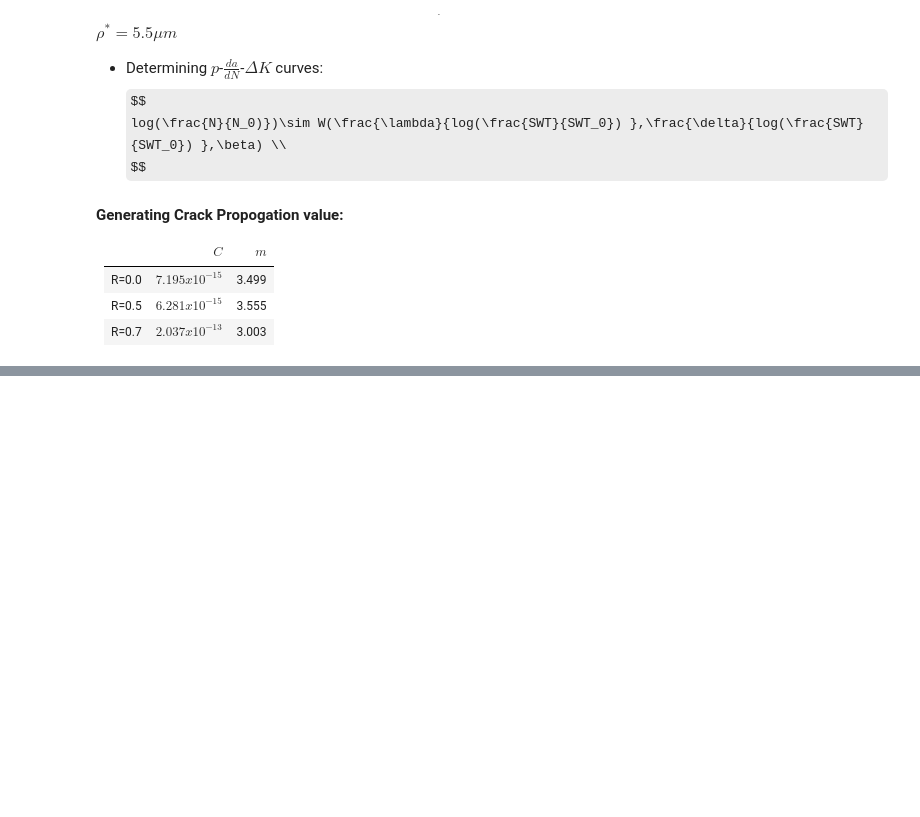
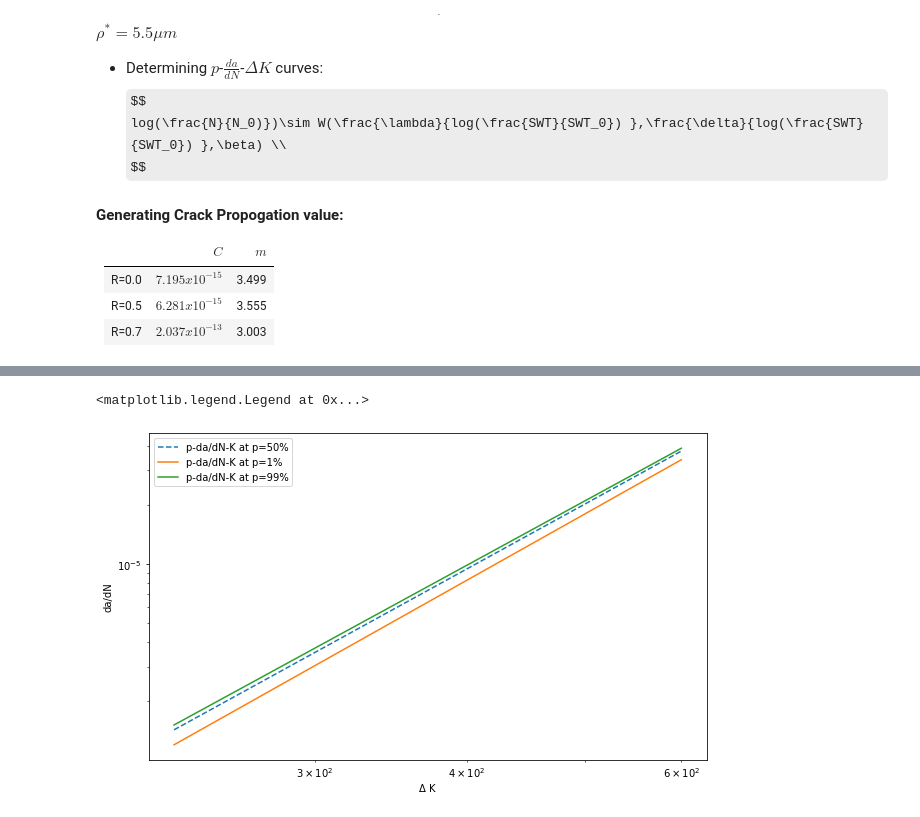
Before and after one commit to arpitvaghela/Fatigue-and-Fracture-Modeling-using-Probability, a Jupyter notebook: special_assignment_1.ipynb, the cells around one changed output, grey strips where cells are left out. Saved outputs shown, nothing was run; the diff lists cells and outputs as text; code cells hidden in the pictures; some formulas as TeX source; blank space fills up the shorter version.

```diff
--- a/special_assignment_1.ipynb
+++ b/special_assignment_1.ipynb
@@ -589,0 +521,79 @@ plt.legend()
+# %%
+# Crack propogation data
+logN01 = -4.1079
+
+C0 = 7.195e-15
+m0 = 3.499
+
+delta_k = np.linspace(250,600,50)
+
+da_dN0 = C0*(delta_k**m0)
+
+plt.figure(figsize=(10,6))
+plt.ylabel('da/dN')
+plt.yscale('log')
+plt.xlabel('\u0394 K')
+plt.xscale('log')
+
+#plt.plot(delta_k,da_dN0,'r.',label='Theoratical data')
+#plt.title('Fatigue crack propagation data of S355 steel for distinct stress ratios')
+
+# percentile crack propogation
+
+SWT_a = 30
+
+lgSWT_SWT0_a = math.log(SWT_a) - logSWT0
+
+logSWT0 = -4.4317
+shape1 = 3.6226
+logN01 = -4.1079
+
+loc3_a = (53.8423+9)/lgSWT_SWT0_a
+scale3_a = (7.2698)/lgSWT_SWT0_a
+
+
+def get_xp_Nf_a(p,loc=loc3_a,shape=shape1,scale=scale3_a):
+    return np.real(loc+(scale)*(-(math.log(1-p))**(1/shape)))
+
+SWT_b = 9000
+points = [230,600]
+lgSWT_SWT0_b = math.log(SWT_b) - logSWT0
+
+logSWT0 = -4.4317
+shape1 = 3.6226
+logN01 = -4.1079
+
+loc3_b = (53.8423+9)/lgSWT_SWT0_b
+scale3_b = (7.2698)/lgSWT_SWT0_b
+
+
+def get_xp_Nf_b(p,loc=loc3_b,shape=shape1,scale=scale3_b):
+    return np.real(loc+(scale)*(-(math.log(1-p))**(1/shape)))
+
+
+
+Nf01_a = np.exp(get_xp_Nf_a(0.001) + logN01)
+Nf01_b = np.exp(get_xp_Nf_b(0.001) + logN01)
+
+Nf05_a = np.exp(get_xp_Nf_a(0.005) + logN01)
+Nf05_b = np.exp(get_xp_Nf_b(0.005) + logN01)
+
+Nf50_a = np.exp(get_xp_Nf_a(0.050) + logN01)
+Nf50_b = np.exp(get_xp_Nf_b(0.050) + logN01)
+
+Nf95_a = np.exp(get_xp_Nf_a(0.095) + logN01)
+Nf95_b = np.exp(get_xp_Nf_b(0.095) + logN01)
+
+Nf99_a = np.exp(get_xp_Nf_a(0.099) + logN01)
+Nf99_b = np.exp(get_xp_Nf_b(0.099) + logN01)
+
+rho = 5.5e-5
+
+plt.plot(points,[rho/Nf50_a,rho/Nf50_b],'--',label="p-da/dN-K at p=50%")
+plt.plot(points,[rho/Nf01_a,rho/Nf01_b],label="p-da/dN-K at p=1%")
+plt.plot(points,[rho/Nf99_a,rho/Nf99_b],label="p-da/dN-K at p=99%")
+
+plt.legend()
+# %% [output]
+<matplotlib.legend.Legend at 0x...>
+[figure, added]
```
Also changed, not shown: parts of 2 cells of this notebook, 3 other files.
